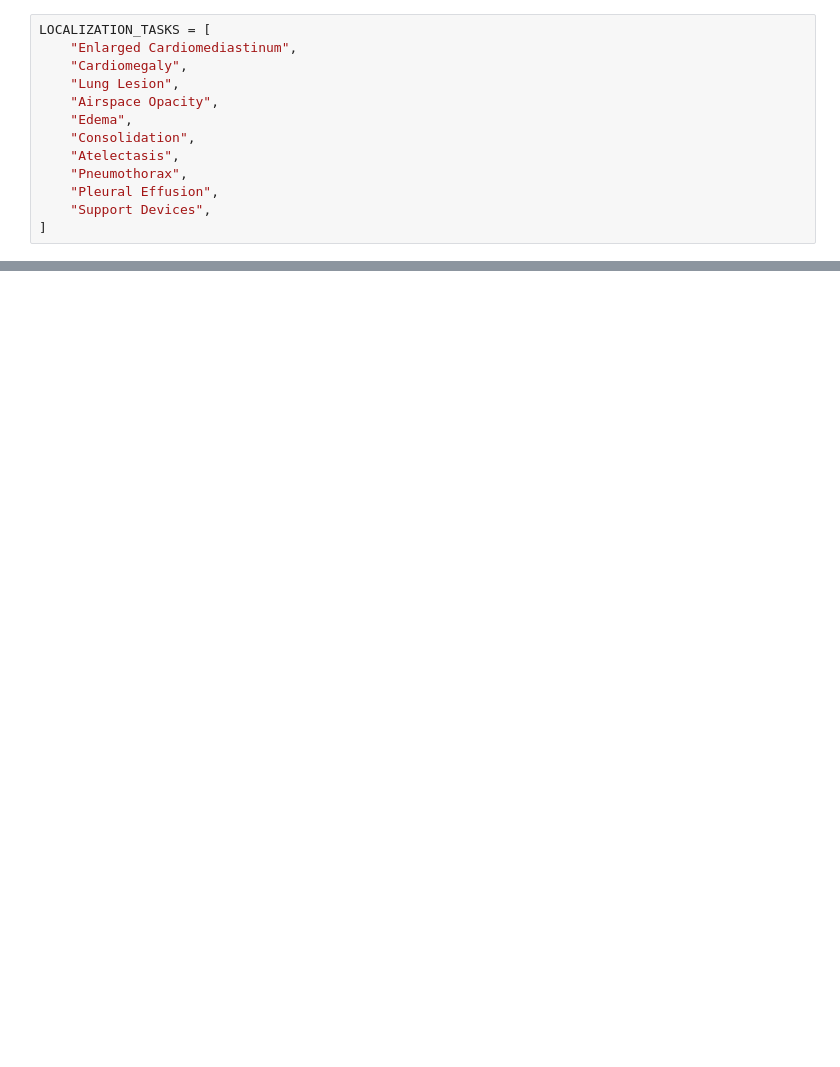
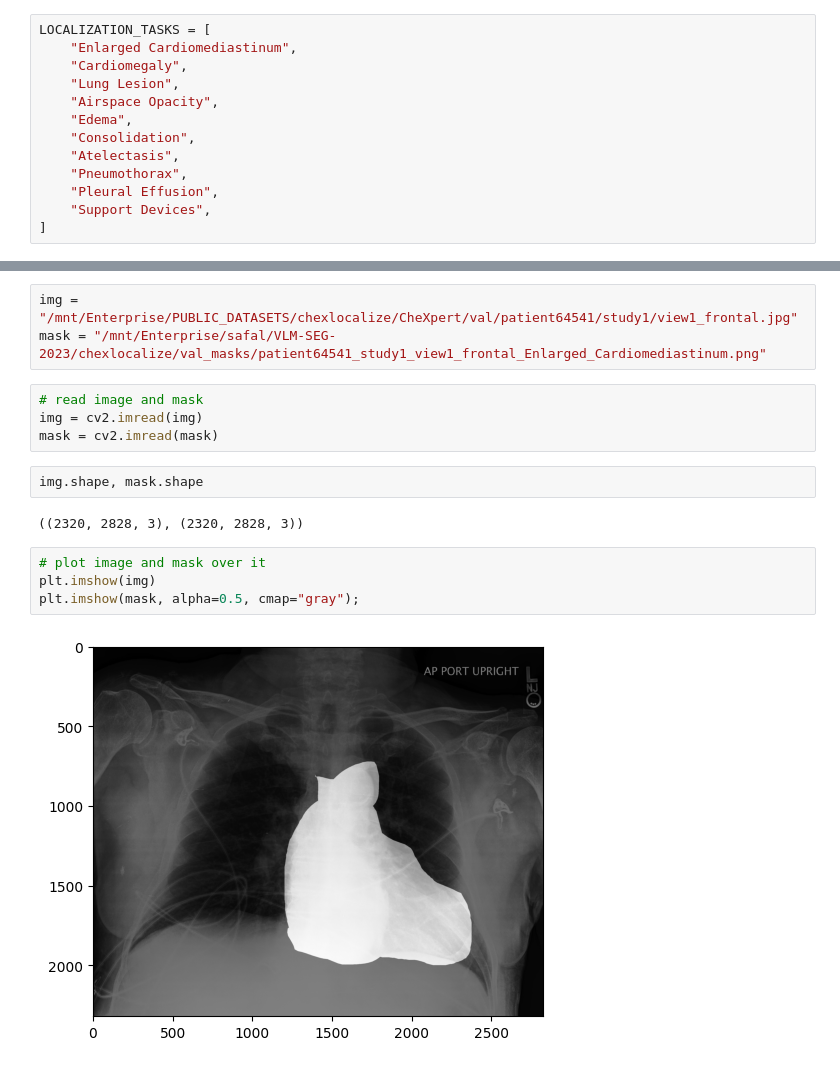
Before and after one commit to naamiinepal/medvlsm, a Jupyter notebook: notebooks/Chexlocalize.ipynb, the cells around one changed output, grey strips where cells are left out. Saved outputs shown, nothing was run; the diff lists cells and outputs as text; blank space fills up the shorter version.

Commit message:
script to change chexlocalize encoded mask to png

```diff
--- a/notebooks/Chexlocalize.ipynb
+++ b/notebooks/Chexlocalize.ipynb
@@ -89,0 +96,17 @@ def ann_to_mask(input_path, output_path):
+# %%
+img = "/mnt/Enterprise/PUBLIC_DATASETS/chexlocalize/CheXpert/val/patient64541/study1/view1_frontal.jpg"
+mask = "/mnt/Enterprise/safal/VLM-SEG-2023/chexlocalize/val_masks/patient64541_study1_view1_frontal_Enlarged_Cardiomediastinum.png"
+# %%
+# read image and mask
+img = cv2.imread(img)
+mask = cv2.imread(mask)
+# %%
+img.shape, mask.shape
+# %% [output]
+((2320, 2828, 3), (2320, 2828, 3))
+# %%
+# plot image and mask over it
+plt.imshow(img)
+plt.imshow(mask, alpha=0.5, cmap="gray");
+# %% [output]
+[figure, added]
```
Also changed, not shown: parts of 8 cells of this notebook, 2 other files.
